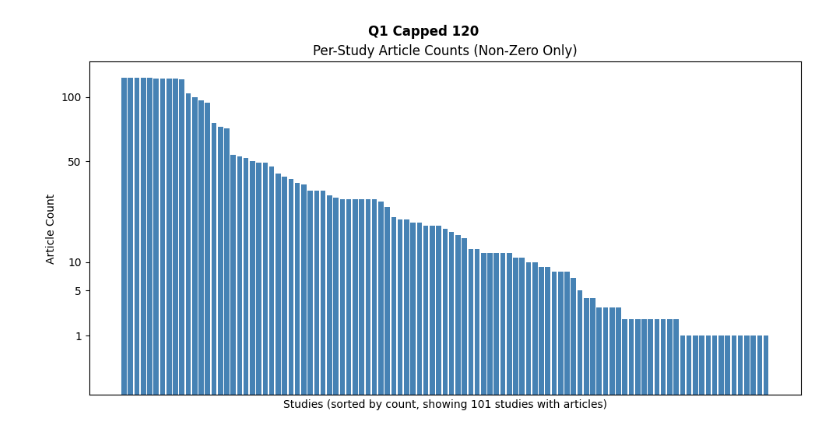
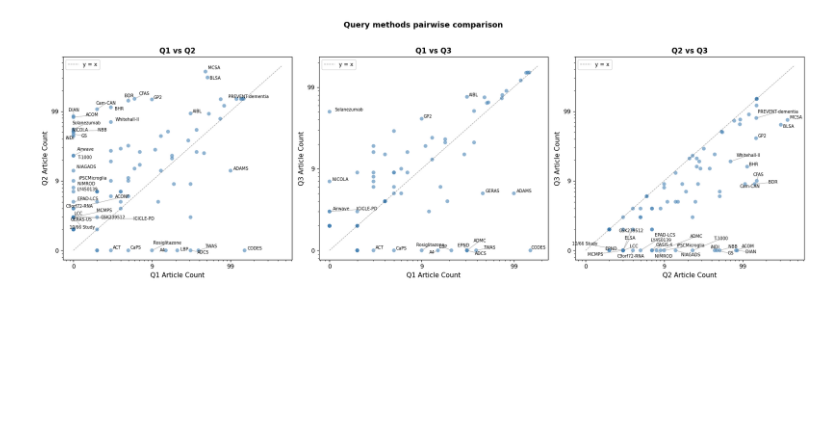
Before and after one commit to NIH-CARD/CARD_catalog_v0, a Jupyter notebook: scripts/Summary_stats_query_method.ipynb, the cells around one changed output. Saved outputs shown, nothing was run; the diff lists cells and outputs as text; code cells hidden in the pictures; blank space fills up the shorter version.

Commit message:
Query Method Update: Appointed query method q3 (filter out noisy abbreviations, search tiab with project name and disease | modalities), git scraper results upload

```diff
--- a/scripts/Summary_stats_query_method.ipynb
+++ b/scripts/Summary_stats_query_method.ipynb
@@ -3,11 +3,15 @@ import pandas as pd
 import matplotlib.pyplot as plt
 import seaborn as sns
 # %%
-df_capped120_q1   = pd.read_csv("../tables/pubmed_central_20260309_183439.tsv", sep="\t")
-df_capped200_q1   = pd.read_csv("../tables/pubmed_central_20260309_184017.tsv", sep="\t")
-df_uncapped_q1 = pd.read_csv("../tables/pubmed_central_20260309_182908.tsv", sep="\t")
-df_capped120_q2   = pd.read_csv("../tables/pubmed_central_20260309_180315.tsv", sep="\t")
-df_capped200_q2   = pd.read_csv("../tables/pubmed_central_20260309_185606.tsv", sep="\t")
-df_uncapped_q2 = pd.read_csv("../tables/pubmed_central_20260309_181417.tsv", sep="\t")
+# df_capped120_q1   = pd.read_csv("../tables/pubmed_central_20260309_183439.tsv", sep="\t")
+# df_capped200_q1   = pd.read_csv("../tables/pubmed_central_20260309_184017.tsv", sep="\t")
+# df_uncapped_q1 = pd.read_csv("../tables/pubmed_central_20260309_182908.tsv", sep="\t")
+# df_capped120_q2   = pd.read_csv("../tables/pubmed_central_20260309_180315.tsv", sep="\t")
+# df_capped200_q2   = pd.read_csv("../tables/pubmed_central_20260309_185606.tsv", sep="\t")
+# df_uncapped_q2 = pd.read_csv("../tables/pubmed_central_20260309_181417.tsv", sep="\t")
+
+df_capped150_q1   = pd.read_csv("../tables/pubmed_central_20260312_093311.tsv", sep="\t")
+df_capped150_q2   = pd.read_csv("../tables/pubmed_central_20260312_094127.tsv", sep="\t")
+df_capped150_q3  = pd.read_csv("../tables/pubmed_central_20260312_111548.tsv", sep="\t")
 # %%
 import sys, os, textwrap
@@ -106,34 +129,59 @@ Median per study                                  18.5                    18.5
 # %%
 import matplotlib.ticker as ticker
 import numpy as np
+from adjustText import adjust_text
 
-exp = 0.35  # tune: 1.0=linear, 0.5=sqrt, 0.3=more compressed
+pairs = [
+    ("Q1 Capped 150", "Q2 Capped 150"),
+    ("Q1 Capped 150", "Q3 Capped 150"),
+    ("Q2 Capped 150", "Q3 Capped 150"),
+]
 
-def plot_per_study_counts(df, label):
-    counts = df["Study Name"].value_counts().sort_values(ascending=False)
-    counts = counts[counts > 0]
+fig, axes = plt.subplots(1, 3, figsize=(18, 6))
 
-    fig, ax = plt.subplots(figsize=(10, 5))
-    ax.bar(range(len(counts)), counts.values, color="steelblue", edgecolor="none")
-    ax.set_yscale("function", functions=(
-        lambda x: np.power(np.maximum(x, 0), exp),
-        lambda x: np.power(np.maximum(x, 0), 1 / exp),
-    ))
-    ax.set_xlabel(f"Studies (sorted by count, showing {len(counts)} studies with articles)")
-    ax.set_ylabel("Article Count")
-    ax.set_title("Per-Study Article Counts (Non-Zero Only)")
-    ax.set_xticks([])
+for ax, (lbl_x, lbl_y) in zip(axes, pairs):
+    x_counts = datasets[lbl_x]["Abbreviation"].value_counts()
+    y_counts = datasets[lbl_y]["Abbreviation"].value_counts()
 
-    # Tick labels at round values
-    max_val = int(counts.max())
-    ticks = [t for t in [1, 5, 10, 50, 100, 500, 1000, 5000, 10000] if t <= max_val]
-    ax.set_yticks(ticks)
-    ax.yaxis.set_major_formatter(ticker.ScalarFormatter())
+    all_abbrevs = sorted(set(x_counts.index) | set(y_counts.index))
+    x = np.array([x_counts.get(a, 0) for a in all_abbrevs])
+    y = np.array([y_counts.get(a, 0) for a in all_abbrevs])
 
-    plt.tight_layout()
-    plt.suptitle(label, y=1.02, fontsize=12, fontweight="bold")
-    plt.show()
+    x_plot = x + 1
+    y_plot = y + 1
 
-for label, df in datasets.items():
-    plot_per_study_counts(df, label)
+    ax.scatter(x_plot, y_plot, alpha=0.6, color="steelblue", edgecolors="none", s=40)
+
+    lim = max(x_plot.max(), y_plot.max()) * 1.2
+    ax.plot([1, lim], [1, lim], "k--", linewidth=0.8, alpha=0.4, label="y = x")
+
+    ax.set_xscale("log")
+    ax.set_yscale("log")
+
+    def fmt(val, _, offset=1): return str(int(val - offset))
+    ax.xaxis.set_major_formatter(ticker.FuncFormatter(fmt))
+    ax.yaxis.set_major_formatter(ticker.FuncFormatter(fmt))
+
+    short = {"Q1 Capped 150": "Q1", "Q2 Capped 150": "Q2", "Q3 Capped 150": "Q3"}
+    ax.set_xlabel(f"{short[lbl_x]} Article Count", fontsize=11)
+    ax.set_ylabel(f"{short[lbl_y]} Article Count", fontsize=11)
+    ax.set_title(f"{short[lbl_x]} vs {short[lbl_y]}", fontsize=12, fontweight="bold")
+    ax.legend(fontsize=9)
+
+    diff = np.abs(y - x)
+    threshold = np.percentile(diff[diff > 0], 85) if (diff > 0).any() else 0
+    texts = []
+    for i, abbrev in enumerate(all_abbrevs):
+        is_top_diverger = diff[i] >= threshold and (x[i] > 0 or y[i] > 0)
+        is_one_zero = (y[i] == 0 and x[i] > 1) or (x[i] == 0 and y[i] > 1)
+        if is_top_diverger or is_one_zero:
+            texts.append(ax.text(x_plot[i], y_plot[i], abbrev, fontsize=7))
+
+    adjust_text(texts, ax=ax,
+                arrowprops=dict(arrowstyle="-", color="gray", lw=0.5),
+                expand_points=(1.5, 1.5), force_text=(0.5, 0.5))
+
+plt.suptitle("Query methods pairwise comparison", fontsize=13, fontweight="bold", y=1.02)
+plt.tight_layout()
+plt.show()
 # %% [output]
@@ -140 +190 @@ for label, df in datasets.items():
-[figure, old version]
+[figure, new version]
```
Also changed, not shown: parts of 2 cells of this notebook, 24 other files.
